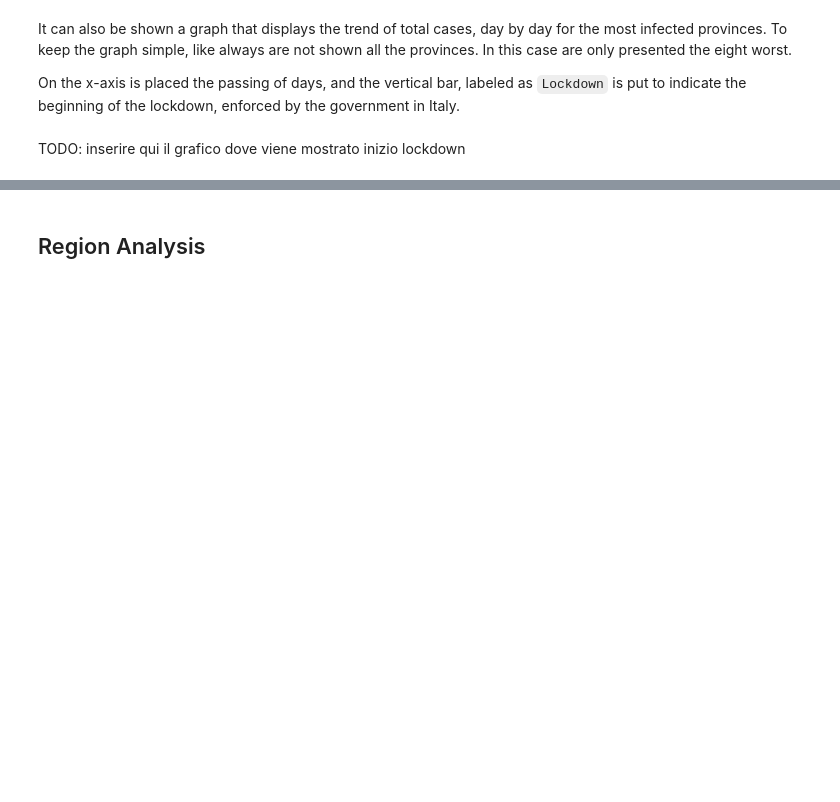
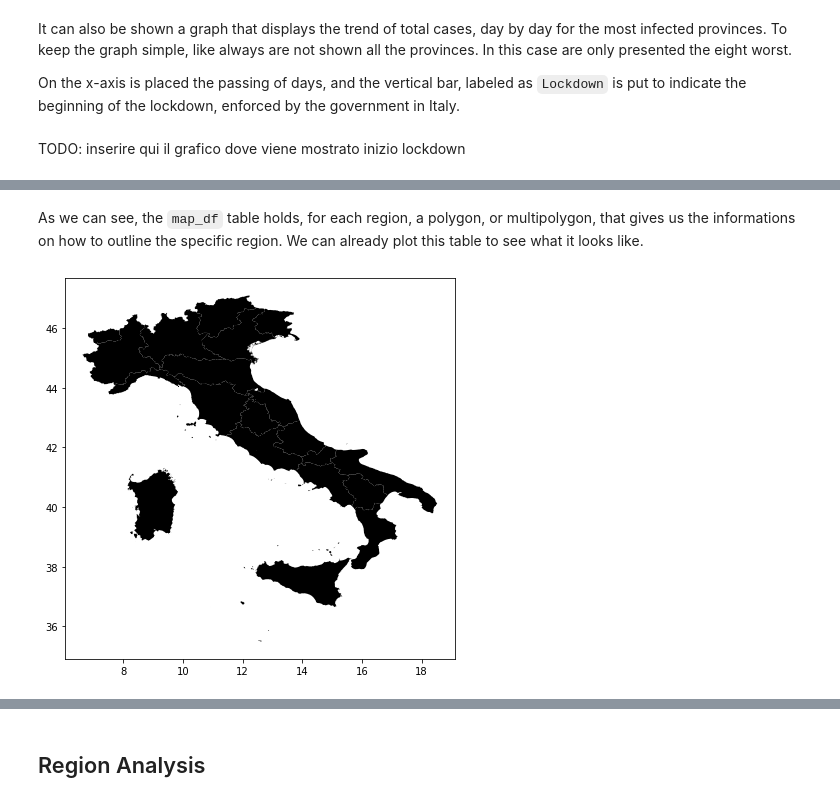
Before and after one commit to ClaudiaRaffaelli/COVID-19-analysis, a Jupyter notebook: covid-19_pandas_analysis.ipynb, the cells around one changed output, grey strips where cells are left out. Drawn from its saved outputs; the diff is of its cells as text; code cells hidden in the pictures; blank space fills up the shorter version.

```diff
--- a/covid-19_pandas_analysis.ipynb
+++ b/covid-19_pandas_analysis.ipynb
@@ -324,0 +333,8 @@ TODO: inserire qui il grafico dove viene mostrato inizio lockdown
+# %%
+# set the filepath of the file, and load in a shapefile
+fp = "shape-italy/ITA_adm1.shp"
+map_df = gpd.read_file(fp)
+
+# we drop some of the columns of the dataset, that are not useful to us
+map_df = map_df.drop(columns=["VARNAME_1", "TYPE_1", "ID_1", "ENGTYPE_1", "NL_NAME_1", "ISO", "ID_0", "NAME_0"])
+map_df.head()
@@ -324,0 +348,7 @@ TODO: inserire qui il grafico dove viene mostrato inizio lockdown
+# %% [markdown]
+As we can see, the <code>map_df</code> table holds, for each region, a polygon, or multipolygon, that gives us the informations on how to outline the specific region. We can already plot this table to see what it looks like.
+# %%
+with plt.rc_context({"figure.figsize": [8,7]}):
+    map_df.plot()
+# %% [output]
+[figure, added]
```
Also changed, not shown: parts of 17 cells of this notebook, 1 other file.
